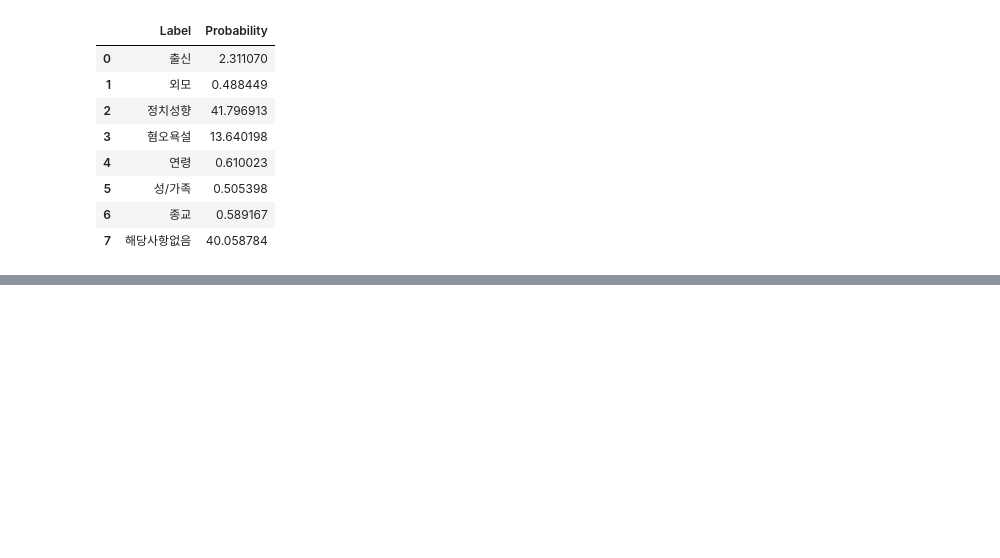
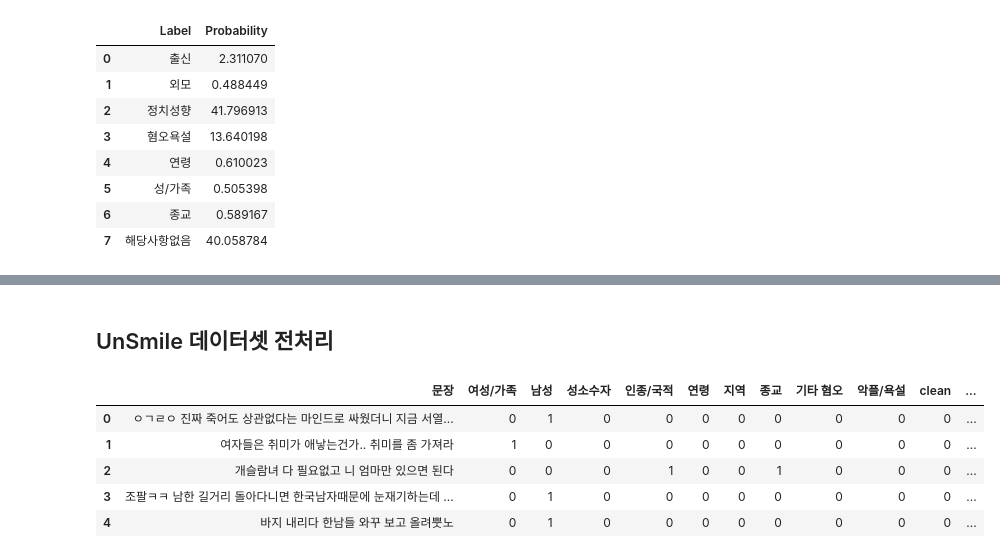
Before and after one commit to lkkaram/korean-frown-sentence-classifier, a Jupyter notebook: data/data_preprocess.ipynb, the cells around one changed output, grey strips where cells are left out. Saved outputs shown, nothing was run; the diff lists cells and outputs as text; code cells hidden in the pictures; blank space fills up the shorter version.

```diff
--- a/data/data_preprocess.ipynb
+++ b/data/data_preprocess.ipynb
@@ -1078,0 +1092,2 @@ result_df
+# %%
+data_root_path = '/Users/limkaram/PersonalSpace/korean-frown-sentence-classifier/data/origin/K-MHaS-main/data'
@@ -1078,0 +1182,4 @@ result_df
+# %% [markdown]
+## UnSmile 데이터셋 전처리
+# %%
+data_root_path = '/Users/limkaram/PersonalSpace/korean-frown-sentence-classifier/data/origin/korean_unsmile_dataset-main'
@@ -1078,0 +1193,48 @@ result_df
+# %%
+# 여성/가족, 남성, 성소수자 -> 성차별(5)
+# 인종/국적, 지역 -> 출신차별(0)
+# 연령 -> 연령차별(4)
+# 종교 -> 종교차별(6)
+# 기타 혐오, 악플/욕설 -> 혐오욕설(3)
+# clean -> 해당사항없음(7)
+# 개인지칭 -> 미사용
+
+df = df.drop(columns='개인지칭')  # 미사용 개인지칭 제거
+
+for idx, row in df.iterrows():
+    labels = []
+
+    if any((row['여성/가족'], row['남성'], row['성소수자'])):
+        labels.append(5)
+
+    if any((row['인종/국적'], row['지역'])):
+        labels.append(0)
+
+    if row['연령']:
+        labels.append(4)
+
+    if row['종교']:
+        labels.append(6)
+
+    if any((row['기타 혐오'], row['악플/욕설'])):
+        labels.append(3)
+
+    if row['clean']:
+        labels.append(7)
+
+    labels = sorted(labels)
+    labels = list(map(str, labels))
+    labels = ','.join(labels)
+
+    df.loc[idx, 'label'] = labels
+# %%
+df = df.drop(df[df.label == ''].index)  # 아무 라벨도 안들어가있는 행 제거
+# %%
+df.head()
+# %% [output]
+|  | 문장 | 여성/가족 | 남성 | 성소수자 | 인종/국적 | 연령 | 지역 | 종교 | 기타 혐오 | 악플/욕설 | clean | ... |
+| 0 | ㅇㄱㄹㅇ 진짜 죽어도 상관없다는 마인드로 싸웠더니 지금 서열... | 0 | 1 | 0 | 0 | 0 | 0 | 0 | 0 | 0 | 0 | ... |
+| 1 | 여자들은 취미가 애낳는건가.. 취미를 좀 가져라 | 1 | 0 | 0 | 0 | 0 | 0 | 0 | 0 | 0 | 0 | ... |
+| 2 | 개슬람녀 다 필요없고 니 엄마만 있으면 된다 | 0 | 0 | 0 | 1 | 0 | 0 | 1 | 0 | 0 | 0 | ... |
+| 3 | 조팔ㅋㅋ 남한 길거리 돌아다니면 한국남자때문에 눈재기하는데 ... | 0 | 1 | 0 | 0 | 0 | 0 | 0 | 0 | 0 | 0 | ... |
+| 4 | 바지 내리다 한남들 와꾸 보고 올려뿟노 | 0 | 1 | 0 | 0 | 0 | 0 | 0 | 0 | 0 | 0 | ... |
```
Also changed, not shown: parts of 71 cells of this notebook, 10 other files.
